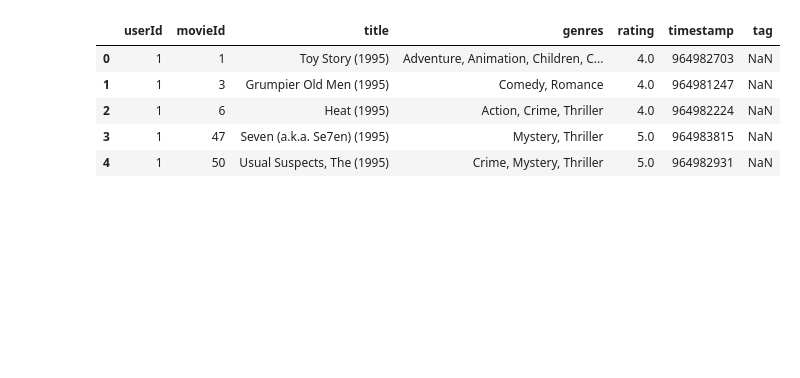
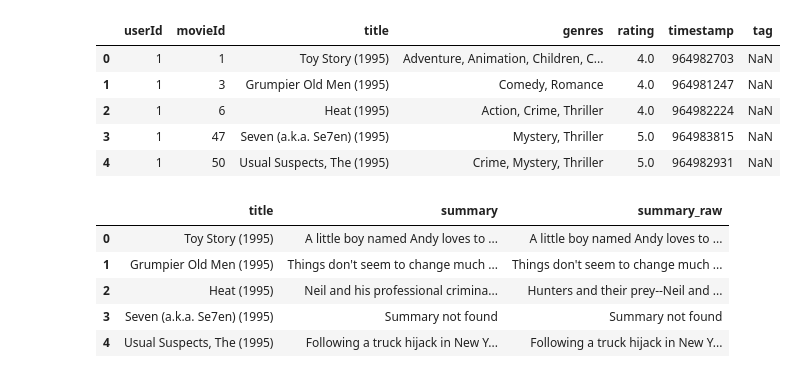
Before and after one commit to YZhu0225/LLM-Recommender-System, a Jupyter notebook: src/new_prompts/add_summary.ipynb, the cells around one changed output. Saved outputs shown, nothing was run; the diff lists cells and outputs as text; code cells hidden in the pictures; blank space fills up the shorter version.

```diff
--- a/src/new_prompts/add_summary.ipynb
+++ b/src/new_prompts/add_summary.ipynb
@@ -15,3 +15,13 @@ movie_latest_small.head()
 | 2 | 1 | 6 | Heat (1995) | Action, Crime, Thriller | 4.0 | 964982224 | NaN |
 | 3 | 1 | 47 | Seven (a.k.a. Se7en) (1995) | Mystery, Thriller | 5.0 | 964983815 | NaN |
 | 4 | 1 | 50 | Usual Suspects, The (1995) | Crime, Mystery, Thriller | 5.0 | 964982931 | NaN |
+# %%
+processed_imbd_summary = pd.read_csv('../../data/processed_movie_imdb_summary.csv')
+processed_imbd_summary.head()
+# %% [output]
+|  | title | summary | summary_raw |
+| 0 | Toy Story (1995) | A little boy named Andy loves to ... | A little boy named Andy loves to ... |
+| 1 | Grumpier Old Men (1995) | Things don't seem to change much ... | Things don't seem to change much ... |
+| 2 | Heat (1995) | Neil and his professional crimina... | Hunters and their prey--Neil and ... |
+| 3 | Seven (a.k.a. Se7en) (1995) | Summary not found | Summary not found |
+| 4 | Usual Suspects, The (1995) | Following a truck hijack in New Y... | Following a truck hijack in New Y... |
```
Also changed, not shown: parts of 12 cells of this notebook, 35 other files.
